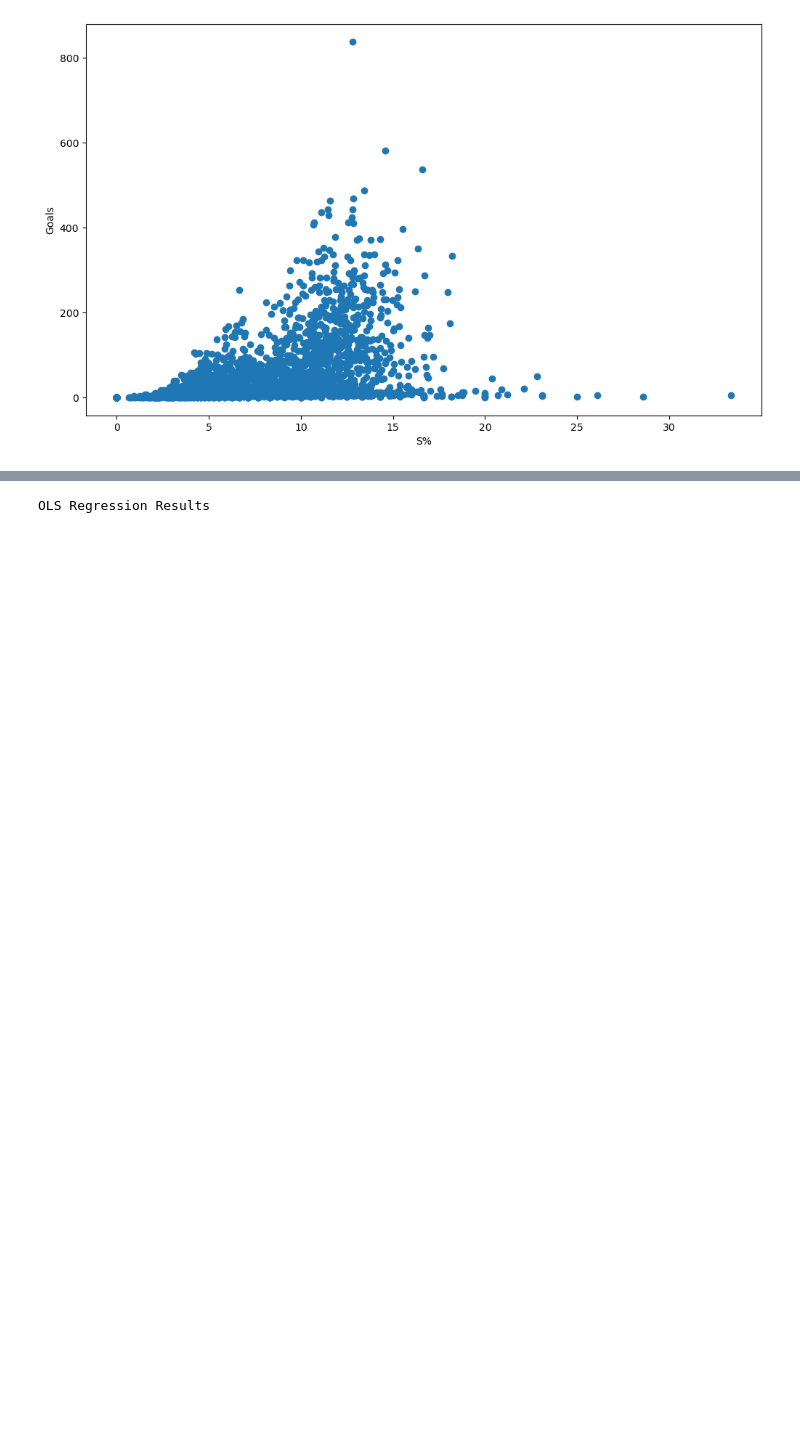
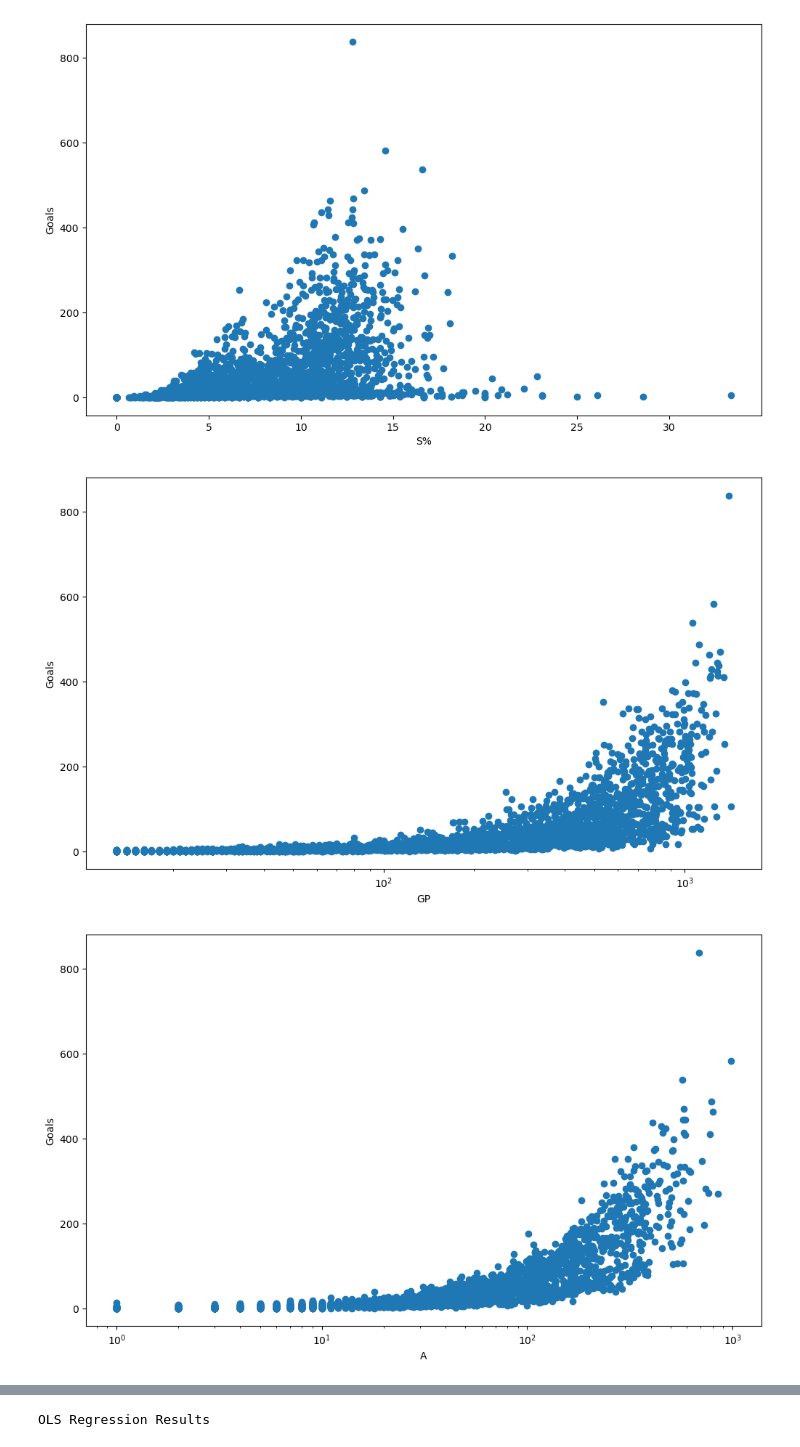
Before and after one commit to JoshCroasdale/Capstone-Project-2024, a Jupyter notebook: Capstone_NHL_Notebook.ipynb, the cells around one changed output, grey strips where cells are left out. Cells and saved outputs as stored; diff of their text form; code cells hidden in the pictures; blank space fills up the shorter version.

```diff
--- a/Capstone_NHL_Notebook.ipynb
+++ b/Capstone_NHL_Notebook.ipynb
@@ -478,3 +478,14 @@ for col in X.columns:
 [figure]
 [figure]
 [figure]
+# %%
+for col in X.columns:
+    plt.figure(figsize=(12,7))
+    plt.scatter(X[col], y)
+    plt.ylabel('Goals')
+    plt.xlabel(col)
+    plt.xscale('log')  # Set x-axis to logarithmic scale
+    plt.show()
+# %% [output]
+[figure, added]
+[figure, added]
```
Also changed, not shown: parts of 2 cells of this notebook, 2 other files.
